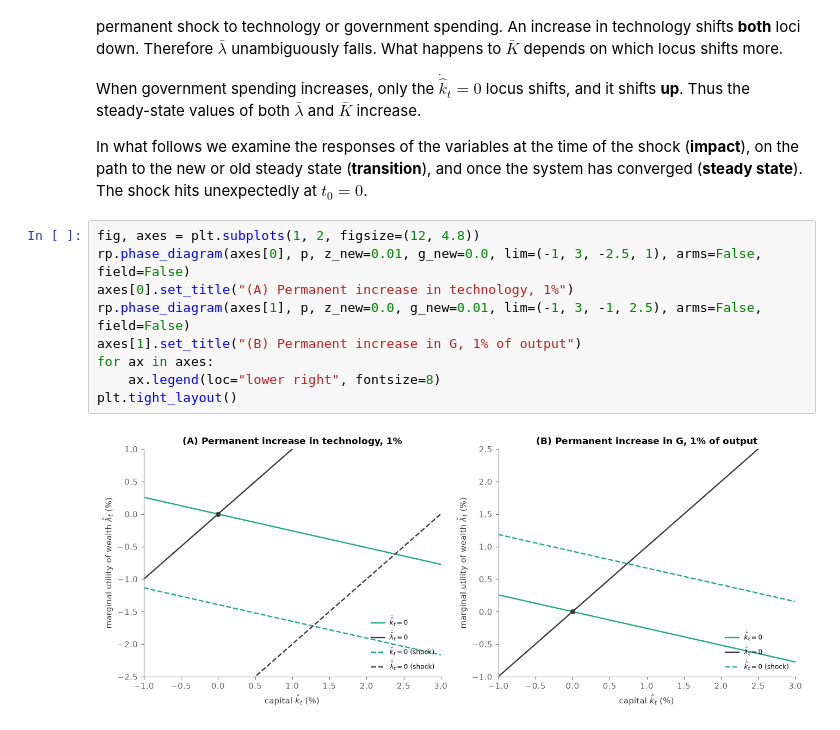
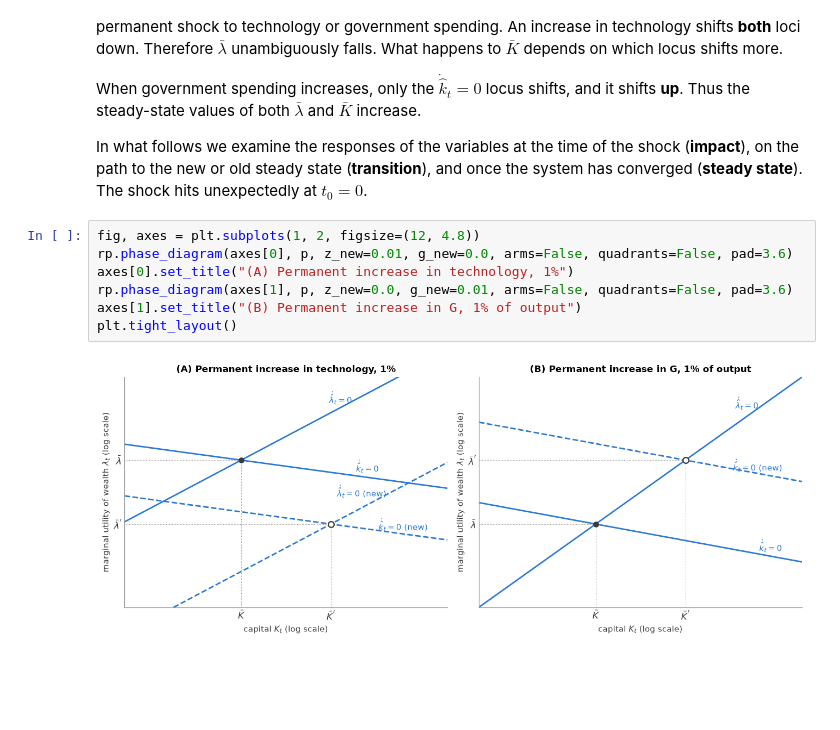
Before and after one commit to johanneswieland/RBC, a Jupyter notebook: lectures/03_comparative_statics.ipynb, the cells around one changed output. Cells and saved outputs as stored; diff of their text form; blank space fills up the shorter version.

```diff
--- a/lectures/03_comparative_statics.ipynb
+++ b/lectures/03_comparative_statics.ipynb
@@ -284,15 +284,13 @@ When government spending increases, only the $\dot{\hat k}_t = 0$ locus shifts,
 In what follows we examine the responses of the variables at the time of the shock (**impact**), on the path to the new or old steady state (**transition**), and once the system has converged (**steady state**). The shock hits unexpectedly at $t_0 = 0$.
 # %%
 fig, axes = plt.subplots(1, 2, figsize=(12, 4.8))
-rp.phase_diagram(axes[0], p, z_new=0.01, g_new=0.0, lim=(-1, 3, -2.5, 1), arms=False, field=False)
+rp.phase_diagram(axes[0], p, z_new=0.01, g_new=0.0, arms=False, quadrants=False, pad=3.6)
 axes[0].set_title("(A) Permanent increase in technology, 1%")
-rp.phase_diagram(axes[1], p, z_new=0.0, g_new=0.01, lim=(-1, 3, -1, 2.5), arms=False, field=False)
+rp.phase_diagram(axes[1], p, z_new=0.0, g_new=0.01, arms=False, quadrants=False, pad=3.6)
 axes[1].set_title("(B) Permanent increase in G, 1% of output")
-for ax in axes:
-    ax.legend(loc="lower right", fontsize=8)
 plt.tight_layout()
 # %% [output]
-[figure, old version]
+[figure, new version]
 # %% [markdown]
 ## 3. Response to a permanent government-spending shock
 
```
Also changed, not shown: parts of 23 cells of this notebook, 4 other files.
